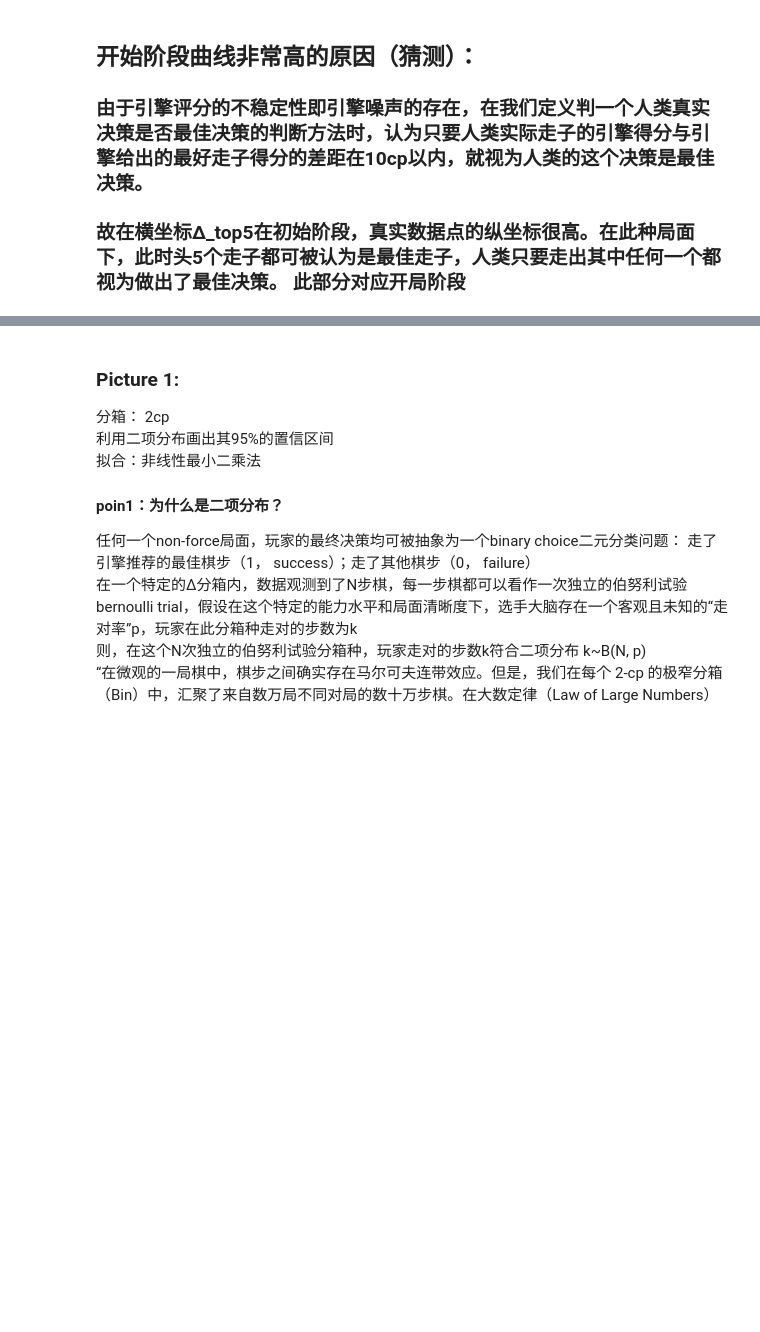
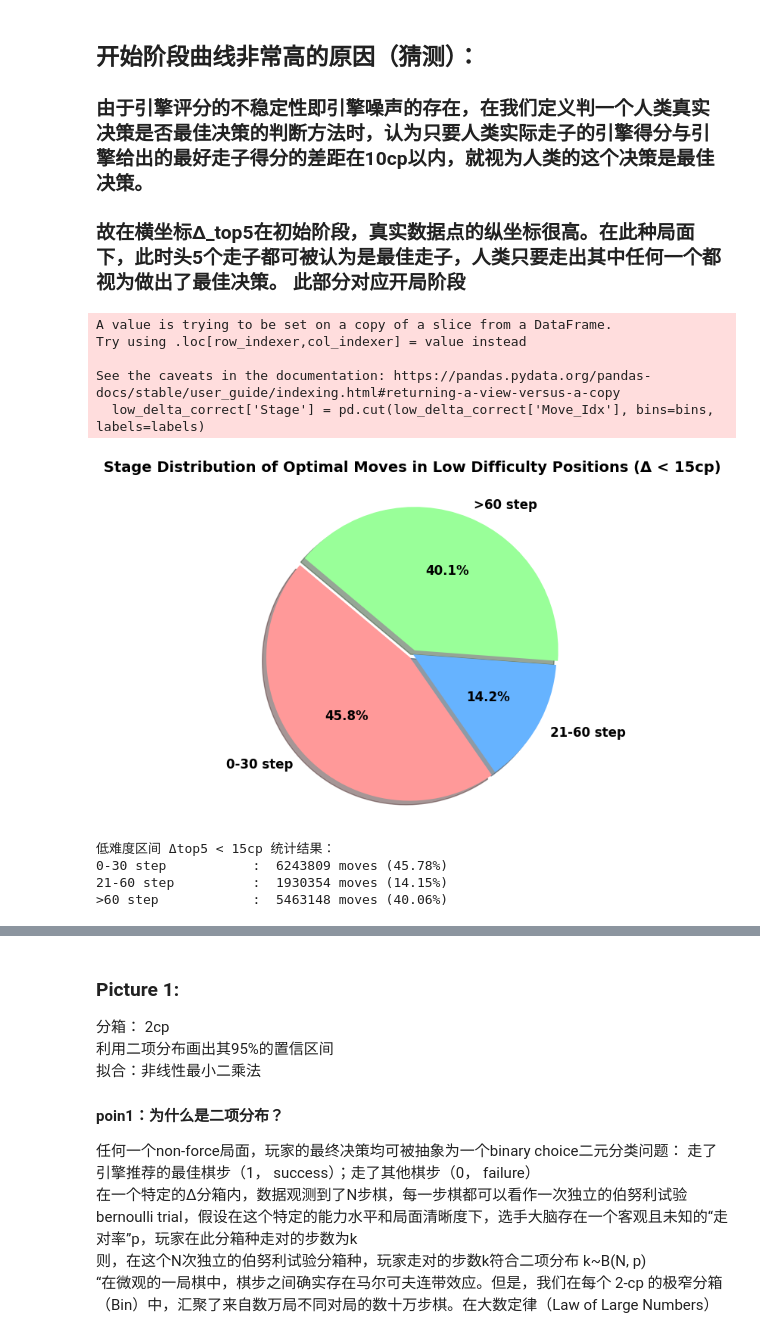
Before and after one commit to zZimablueee/Chess, a Jupyter notebook: complexity/delta_0/graphs/figure2.ipynb, the cells around one changed output, grey strips where cells are left out. Cells and saved outputs as stored; diff of their text form; code cells hidden in the pictures; blank space fills up the shorter version.

```diff
--- a/complexity/delta_0/graphs/figure2.ipynb
+++ b/complexity/delta_0/graphs/figure2.ipynb
@@ -339,3 +610,42 @@ plt.show()
 ## 开始阶段曲线非常高的原因（猜测）：
 ### 由于引擎评分的不稳定性即引擎噪声的存在，在我们定义判一个人类真实决策是否最佳决策的判断方法时，认为只要人类实际走子的引擎得分与引擎给出的最好走子得分的差距在10cp以内，就视为人类的这个决策是最佳决策。
 ### 故在横坐标Δ_top5在初始阶段，真实数据点的纵坐标很高。在此种局面下，此时头5个走子都可被认为是最佳走子，人类只要走出其中任何一个都视为做出了最佳决策。  此部分对应开局阶段
+# %%
+# 开局阶段曲线高的原因证实
+# 1.证明存在开局效应和残局怎么走都差不多的效应   横坐标小于10cp/15cp且准确率极高的点，是不是大多发生在游戏刚开始的时候
+low_delta_correct = df_moves[(df_moves['Δ']<15) & (df_moves['Is_Optimal'] == 1)]
+bins = [0, 30, 60, float('inf')]
+labels = ['0-30 step', '21-60 step', '>60 step']
+low_delta_correct['Stage'] = pd.cut(low_delta_correct['Move_Idx'], bins=bins, labels=labels)
+stage_counts = low_delta_correct['Stage'].value_counts().reindex(labels)
+plt.figure(figsize=(7, 5), dpi=100)
+colors = ['#ff9999','#66b3ff','#99ff99','#ffcc99']
+explode = (0.03, 0, 0.03)
+plt.pie(stage_counts,
+        labels=labels,
+        autopct='%1.1f%%',
+        startangle=140,
+        colors=colors,
+        explode=explode,
+        shadow=True,
+        textprops={'fontsize': 12, 'fontweight': 'bold'})
+plt.title('Stage Distribution of Optimal Moves in Low Difficulty Positions (Δ < 15cp)',
+          fontsize=14, pad=20, fontweight='bold')
+plt.axis('equal')
+plt.tight_layout()
+plt.show()
+print(f"低难度区间 Δtop5 < 15cp 统计结果：")
+for stage, count in stage_counts.items():
+    percentage = (count / len(low_delta_correct) * 100)
+    print(f"{stage:20}: {count:>8} moves ({percentage:.2f}%)")
+# %% [output]
+A value is trying to be set on a copy of a slice from a DataFrame.
+Try using .loc[row_indexer,col_indexer] = value instead
+
+See the caveats in the documentation: https://pandas.pydata.org/pandas-docs/stable/user_guide/indexing.html#returning-a-view-versus-a-copy
+  low_delta_correct['Stage'] = pd.cut(low_delta_correct['Move_Idx'], bins=bins, labels=labels)
+[figure, added]
+低难度区间 Δtop5 < 15cp 统计结果：
+0-30 step           :  6243809 moves (45.78%)
+21-60 step          :  1930354 moves (14.15%)
+>60 step            :  5463148 moves (40.06%)
```
Also changed, not shown: parts of 7 cells of this notebook, 5 other files.
